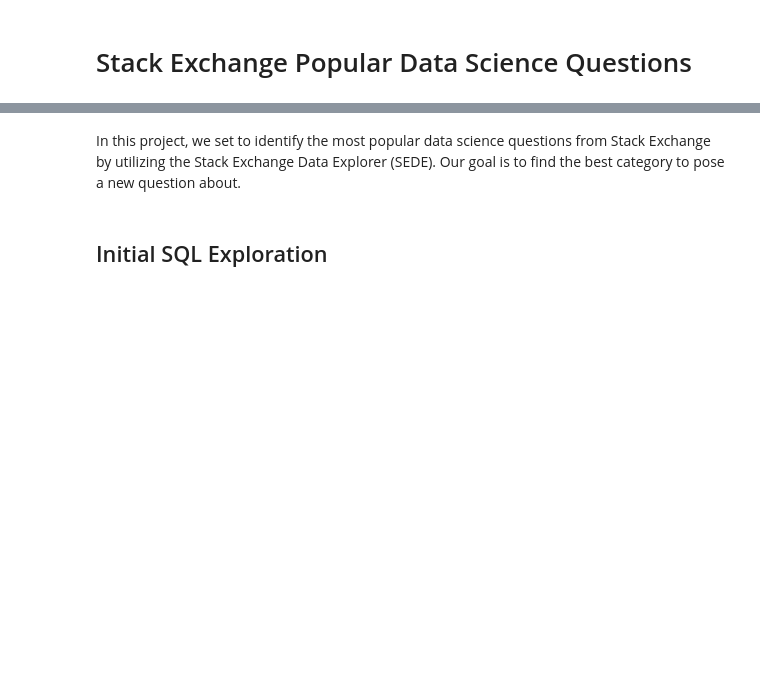
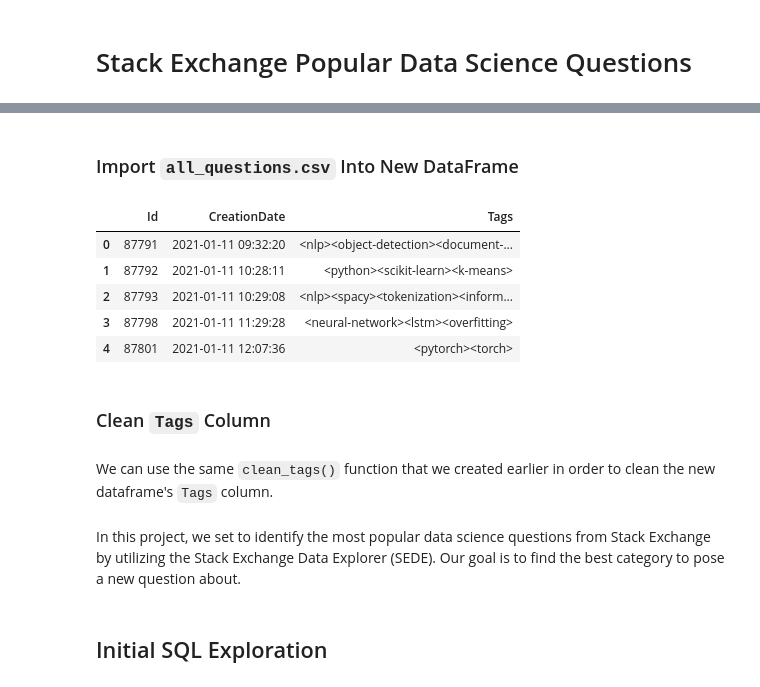
Before and after one commit to jastro-dev/dq-11-stackexchange-popular-questions, a Jupyter notebook: main_notebook.ipynb, the cells around one changed output, grey strips where cells are left out. Drawn from its saved outputs; the diff is of its cells as text; code cells hidden in the pictures; blank space fills up the shorter version.

```diff
--- a/main_notebook.ipynb
+++ b/main_notebook.ipynb
@@ -2,0 +15,17 @@
+# %% [markdown]
+### Import `all_questions.csv` Into New DataFrame
+# %%
+df_all = pd.read_csv('all_questions.csv', parse_dates=['CreationDate'])
+
+df_all.head()
+# %% [output]
+|  | Id | CreationDate | Tags |
+| 0 | 87791 | 2021-01-11 09:32:20 | <nlp><object-detection><document-... |
+| 1 | 87792 | 2021-01-11 10:28:11 | <python><scikit-learn><k-means> |
+| 2 | 87793 | 2021-01-11 10:29:08 | <nlp><spacy><tokenization><inform... |
+| 3 | 87798 | 2021-01-11 11:29:28 | <neural-network><lstm><overfitting> |
+| 4 | 87801 | 2021-01-11 12:07:36 | <pytorch><torch> |
+# %% [markdown]
+### Clean `Tags` Column
+# %% [markdown]
+We can use the same `clean_tags()` function that we created earlier in order to clean the new dataframe's `Tags` column.
```
Also changed, not shown: parts of 33 cells of this notebook, 2 other files.
